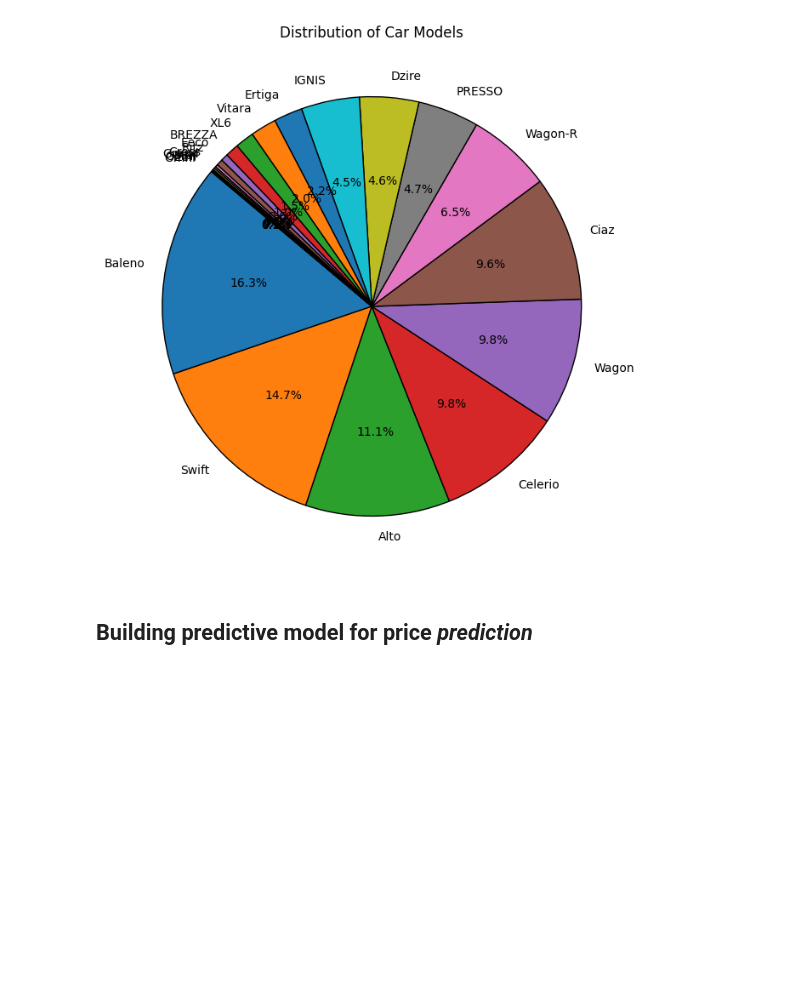
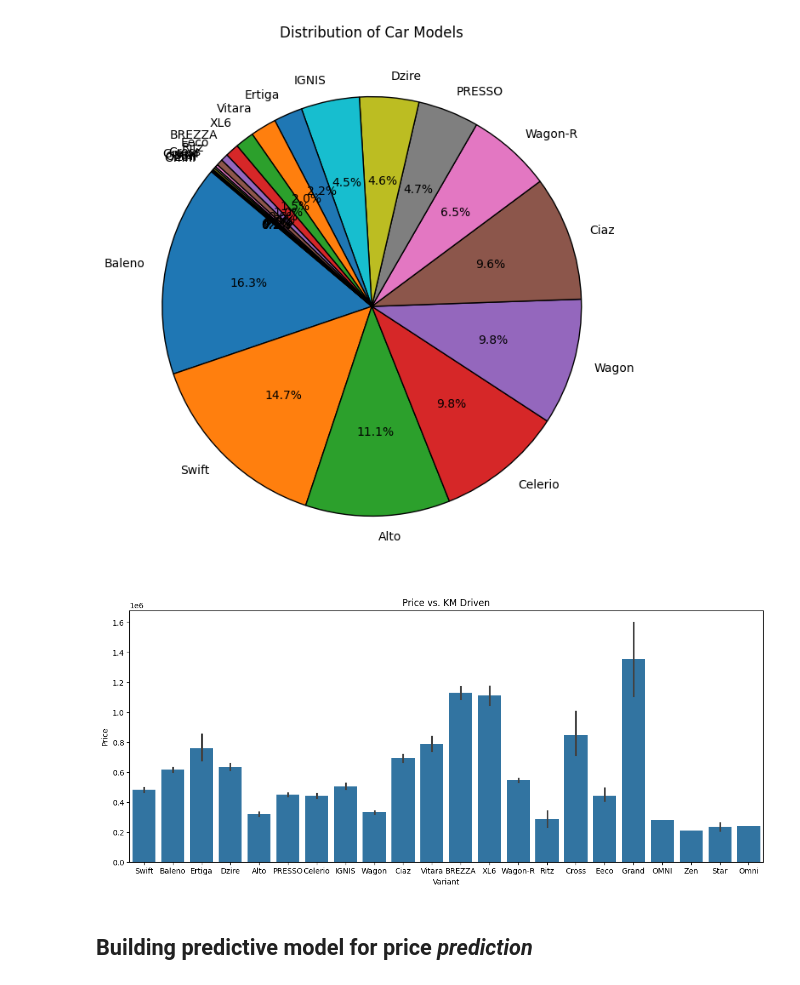
Before and after one commit to charurathour/Data-science-projects, a Jupyter notebook: Cars24_Data_Analysis_and_Model_Building.ipynb, the cells around one changed output. Saved outputs shown, nothing was run; the diff lists cells and outputs as text; code cells hidden in the pictures; blank space fills up the shorter version.

```diff
--- a/Cars24_Data_Analysis_and_Model_Building.ipynb
+++ b/Cars24_Data_Analysis_and_Model_Building.ipynb
@@ -260,6 +260,16 @@ plt.title('Distribution of Car Models')
 plt.show()
 # %% [output]
 [figure]
+# %%
+#Price vs km driven
+plt.figure(figsize=(15, 6))
+sns.barplot(x='Variant', y='Price', data=df)
+plt.title('Price vs. KM Driven')
+plt.xlabel('Variant')
+plt.ylabel('Price')
+plt.show()
+# %% [output]
+[figure, added]
 # %% [markdown]
 ## Building predictive model for price *prediction*
 # %%
```
Also changed, not shown: parts of 1 cell of this notebook.
